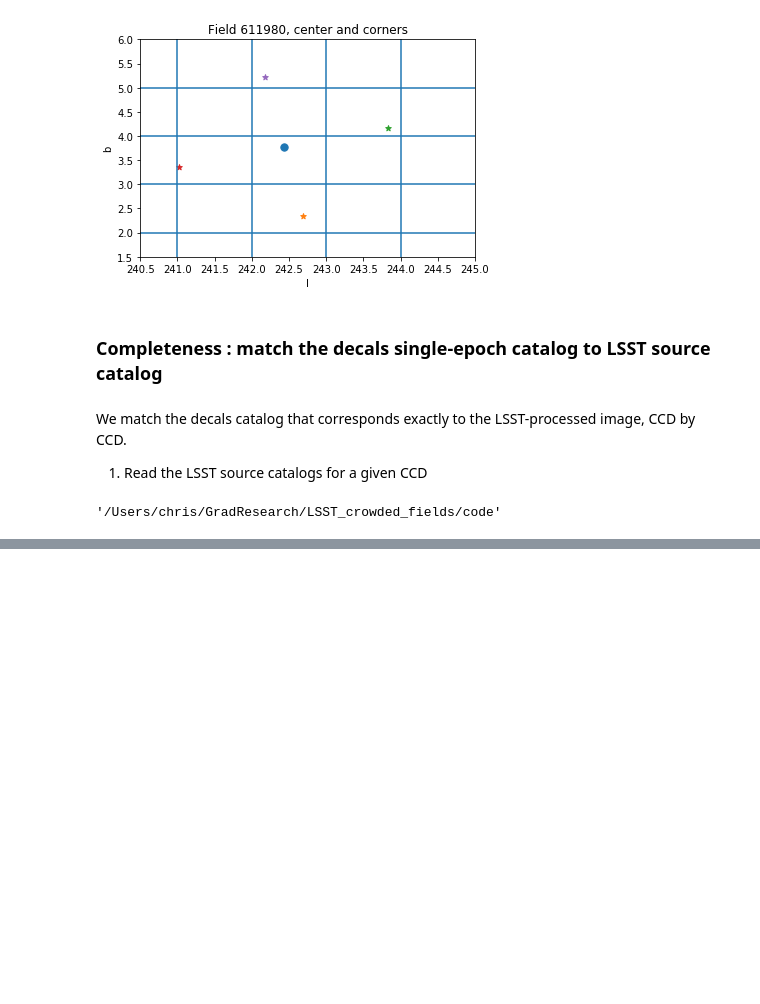
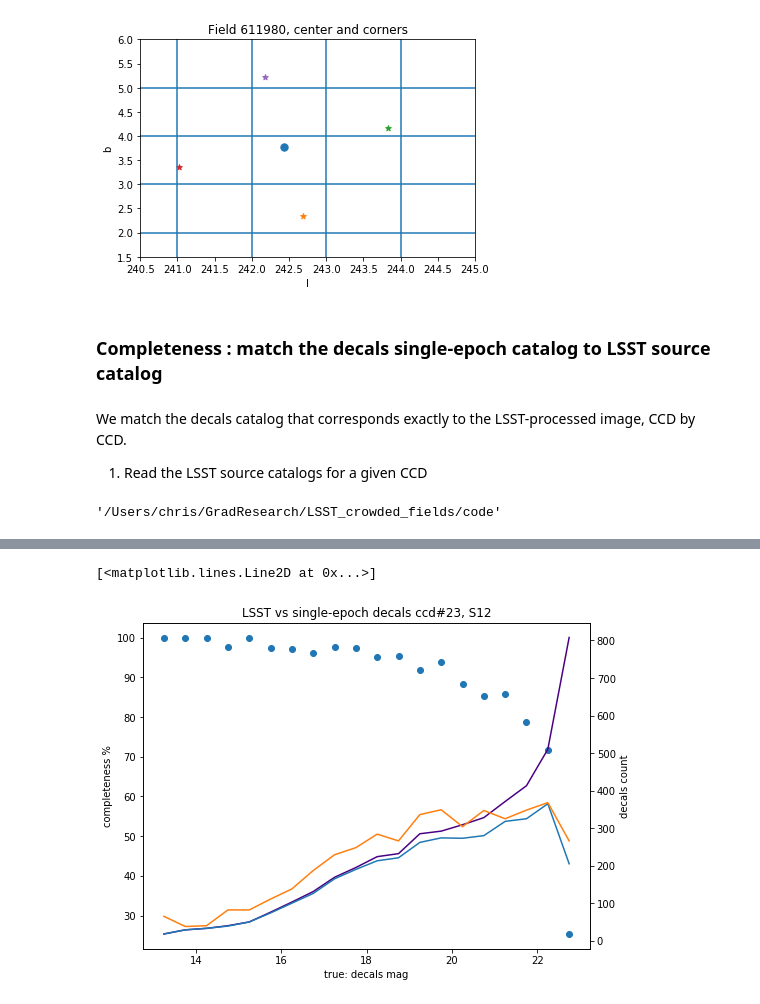
Before and after one commit to suberlak/crowded_fields, a Jupyter notebook: code/Decaps_LSST_pipeline.ipynb, the cells around one changed output, grey strips where cells are left out. Cells and saved outputs as stored; diff of their text form; code cells hidden in the pictures; blank space fills up the shorter version.

Commit message:
streamlined per-ccd comparison of lsst src to decaps single-epoch

```diff
--- a/code/Decaps_LSST_pipeline.ipynb
+++ b/code/Decaps_LSST_pipeline.ipynb
@@ -343,0 +402,78 @@ ccd_number = float(ccdnum)
+# %%
+# matches within two arcsec...
+cut_arcsec = 2
+mask_arcsec = d2d.arcsec < cut_arcsec
+
+# matches within 0.5 mag from one another ...
+lsst_decam['dmag'] = lsst_decam['lsst_mag'] - lsst_decam['decaps_mag']
+cut_mag = 0.5
+mask_mag = abs(lsst_decam['dmag'].data) < cut_mag
+mask_comb  = mask_arcsec * mask_mag
+
+
+print(' %d decaps srcs have an lsst match within %d arcsec'%(
+    np.sum(mask_arcsec), cut_arcsec)
+     )
+print(' %d decaps srcs have an lsst match within %.2f mag'%(
+    np.sum(mask_mag), cut_mag)
+     )
+print(' %d decaps srcs have an lsst match fulfilling both criteria'%np.sum(mask_comb)
+     )
+
+# make  a smaller table with only 'good matches',
+# keeping only the magnitudes..
+# matched =  lsst_decam[mask_comb][['lsst_mag', 'decaps_mag']]
+
+
+# Using the original table, make a column to flag which
+# decaps srcs have a good lsst match
+
+# Initialize with zeros
+lsst_decam['lsst_match'] = 0
+
+# Set to 1 only where the match is good, i.e. fulfills the combined selection masks
+lsst_decam['lsst_match'][mask_comb] = 1
+
+# Plot completeness ...
+bins = np.arange(12,23,0.5)
+
+stat_mag = bs(lsst_decam['decaps_mag'], lsst_decam['decaps_mag'] , bins =bins ,
+          statistic='count')
+
+stat_count = bs(lsst_decam['decaps_mag'], lsst_decam['lsst_match'] , bins =bins ,
+          statistic=np.sum)
+
+decaps_count = stat_mag.statistic[1:]
+lsst_matched_count = stat_count.statistic[1:]
+
+completeness = 100 * (lsst_matched_count / decaps_count)
+
+%matplotlib inline
+fig,ax = plt.subplots(1,1,figsize = (8,6))
+ax.scatter(stat_mag.bin_edges[2:]+0.25, completeness)
+ax.set_ylabel('completeness %')
+ax.set_xlabel('true: decals mag')
+ax.set_title('LSST vs single-epoch decals ccd#'+str(int(ccd_number))+\
+             ', '+ ccd_name_dict[ccd_number])
+
+
+ax2 = ax.twinx()
+
+ax2.plot(stat_mag.bin_edges[2:]+0.25, decaps_count, c='indigo')
+ax2.set_ylabel('decals count')
+
+# single out only those decals that have a good lsst match,
+# so that we can plot the counts of lsst along the magnitude
+# of matched decals source...
+matched =  lsst_decam[mask_comb][['lsst_mag', 'decaps_mag']]
+stat_lsst = bs(  matched['decaps_mag'], matched['lsst_mag'] , bins = bins ,
+             statistic = 'count' )
+
+ax2.plot(stat_lsst.bin_edges[2:]+0.25, stat_lsst.statistic[1:])
+
+
+# plot also raw lsst along lsst magnitudes ...
+stat_raw = bs(ccd_data_good['lsst_mag'], ccd_data_good['lsst_mag'],
+             bins=bins, statistic='count')
+ax2.plot(stat_raw.bin_edges[2:]+0.25, stat_raw.statistic[1:])
+# %% [output]
@@ -343,0 +483,2 @@ ccd_number = float(ccdnum)
+[<matplotlib.lines.Line2D at 0x...>]
+[figure, added]
```
Also changed, not shown: parts of 24 cells of this notebook, 1 other file.
